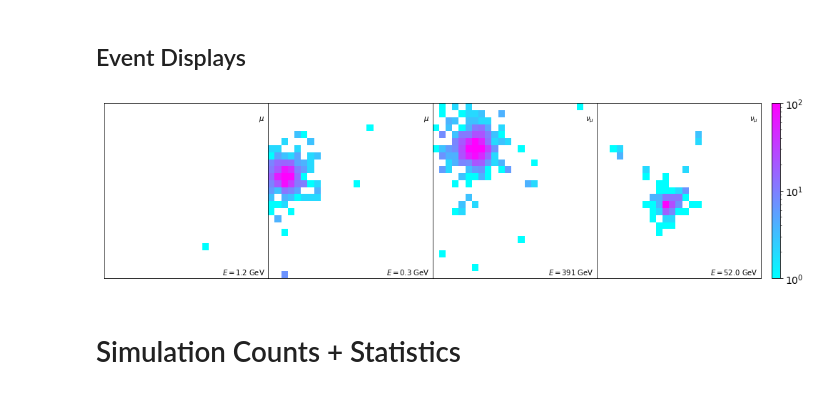
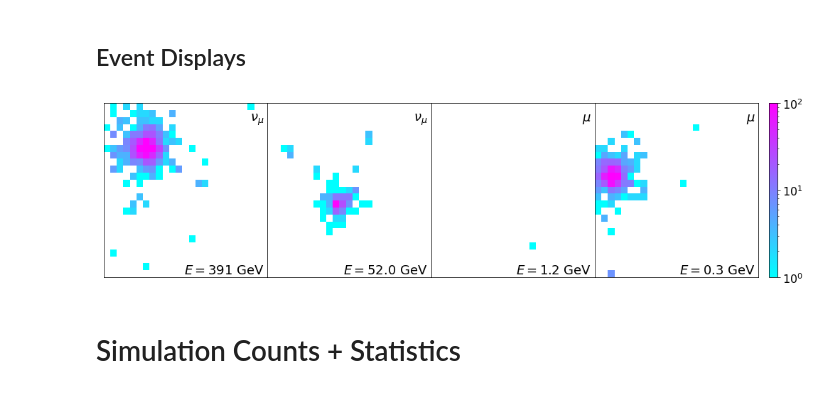
Before and after one commit to mwaterbury/scintillatorneutrinos, a Jupyter notebook: PlotsForPaper.ipynb, the cells around one changed output. Cells and saved outputs as stored; diff of their text form; code cells hidden in the pictures.

Commit message:
Update plotting

```diff
--- a/PlotsForPaper.ipynb
+++ b/PlotsForPaper.ipynb
@@ -18,7 +18,8 @@ from scipy.integrate import simps
 from os import listdir
 import re
 
-matplotlib.rcParams.update({'font.size': 14})
+matplotlib.rcParams.update({'font.size': 16})
+matplotlib.rcParams.update({'lines.markersize': 8})
 # %% [markdown]
 # 1D Plotting Method
 # %%
@@ -182,7 +199,7 @@ def plot_tracker_image(event):
     bins = (np.linspace(-12.5, 12.5, 26),np.linspace(-12.5, 12.5, 26))
     hist = plt.hist2d(image.T[0], image.T[1], weights=image.T[2], bins=bins,
                              norm=matplotlib.colors.LogNorm(vmin=1,vmax=100),cmap='cool')
-    plt.text(12,-12,"$E=$"+str(E)+" GeV", fontsize=10, ha='right')
+    plt.text(12,-12,"$E=$"+str(E)+" GeV", fontsize=18, ha='right')
 #     plt.text(-12,-12,"$E=$"+str(E)+"\n$N=$"+str(N)+"\n$C=$"+str(C)+"\n$S=$"+str(S), fontsize=10)
     return hist
 # %%
@@ -191,33 +208,33 @@ muon_events = np.load("PlotsDataArrays/muon_events.npy", allow_pickle=True)
 # %%
 # Set up some nice axes
 
 fig = plt.figure(figsize=(16,4))
 # Setup some nice axes
 x0 = 0.075
 y0, y1 = 0.05, 0.85
-w = 0.2 # 0.88 / 4
+w = 0.2 # 0.8 / 4
 
 ax0 = fig.add_axes([x0       , y0    , w, y1])
 ax1 = fig.add_axes([x0 + w   , y0    , w, y1])
 ax2 = fig.add_axes([x0 + 2*w , y0    , w, y1])
 ax3 = fig.add_axes([x0 + 3*w , y0    , w*1.25, y1])
 # ax4 = fig.add_axes([x0 + 4*w , y0    , w, y1])
 
-for ax, event in zip([ax0,ax1,ax2,ax3],np.append(muon_events, numu_events)):
+for ax, event in zip([ax0,ax1,ax2,ax3],np.append(numu_events, muon_events)):
 
     plt.sca(ax)
     hist = plot_tracker_image(event)
     plt.xticks([])
     plt.yticks([])
-ax0.text(12,10,"$\mu$", fontsize=10, ha='right')
-ax1.text(12,10,"$\mu$", fontsize=10, ha='right')
-ax2.text(12,10,"$\\nu_\mu$", fontsize=10, ha='right')
-ax3.text(12,10,"$\\nu_\mu$", fontsize=10, ha='right')
+ax0.text(12,10,"$\\nu_\mu$", fontsize=18, ha='right')
+ax1.text(12,10,"$\\nu_\mu$", fontsize=18, ha='right')
+ax2.text(12,10,"$\mu$", fontsize=18, ha='right')
+ax3.text(12,10,"$\mu$", fontsize=18, ha='right')
 fig.colorbar(hist[3], ax=ax3)
 
 fig.savefig('GeneratedPlots/Fig_event_displays.pdf')
 # %% [output]
-[figure, old version]
+[figure, new version]
 # %% [markdown]
 # Simulation Counts + Statistics
 # %% [markdown]
```
Also changed, not shown: parts of 50 cells of this notebook, 25 other files.
